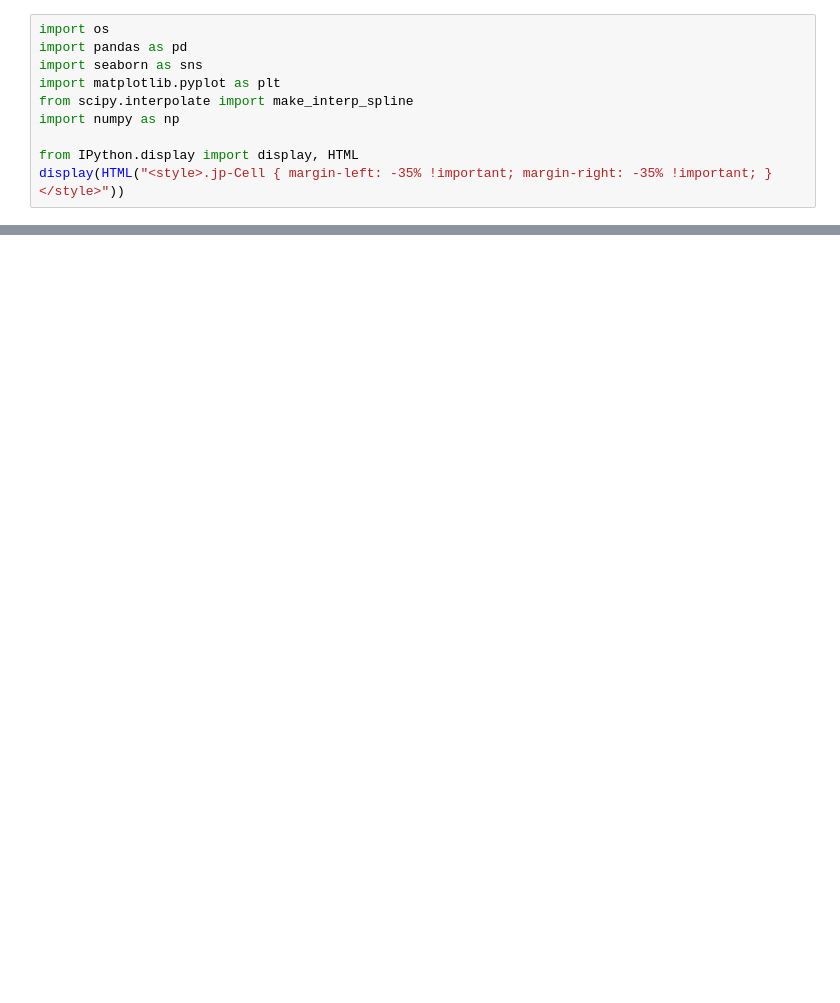
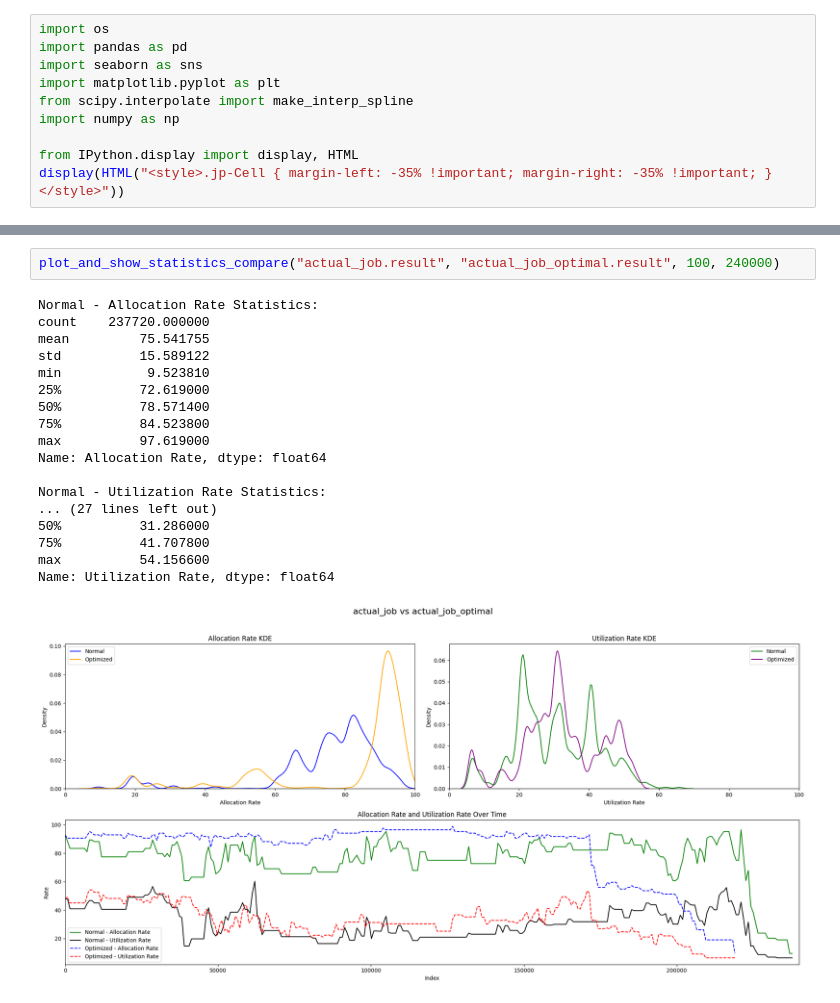
Before and after one commit to mystous/gpu_scheduler, a Jupyter notebook: analysis_results/result_analysis.ipynb, the cells around one changed output, grey strips where cells are left out. Cells and saved outputs as stored; diff of their text form; blank space fills up the shorter version.

```diff
--- a/analysis_results/result_analysis.ipynb
+++ b/analysis_results/result_analysis.ipynb
@@ -72,4 +173,25 @@ def plot_and_show_statistics_(filename, bin_count):
     # 그래프를 png 파일로 저장
     plt.savefig(png_filename)
     plt.show()
+# %%
+plot_and_show_statistics_compare("actual_job.result", "actual_job_optimal.result", 100, 240000)
+# %% [output]
+Normal - Allocation Rate Statistics:
+count    237720.000000
+mean         75.541755
+std          15.589122
+min           9.523810
+25%          72.619000
+50%          78.571400
+75%          84.523800
+max          97.619000
+Name: Allocation Rate, dtype: float64
+
+Normal - Utilization Rate Statistics:
+... (27 lines left out)
+50%          31.286000
+75%          41.707800
+max          54.156600
+Name: Utilization Rate, dtype: float64
+[figure, added]
 # %%
```
Also changed, not shown: parts of 10 cells of this notebook, 19 other files.
